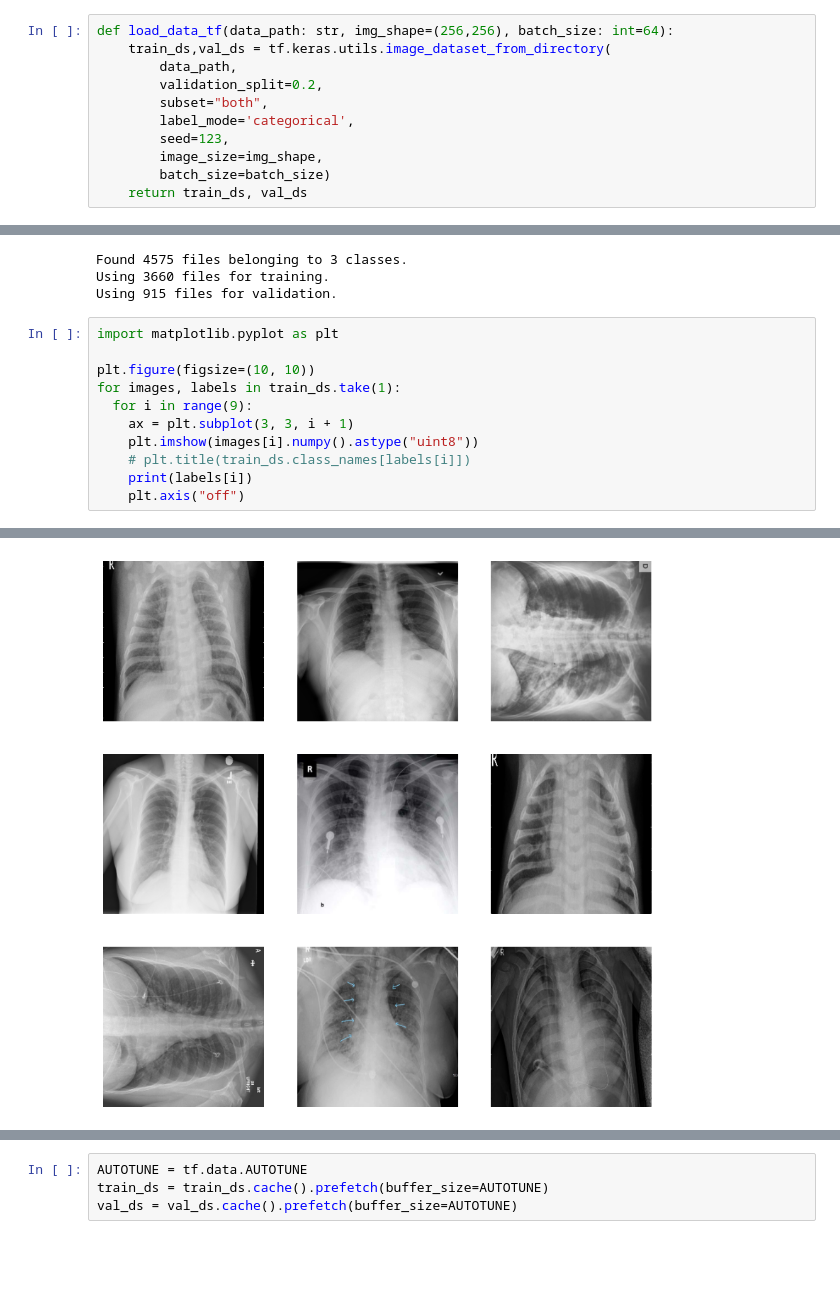
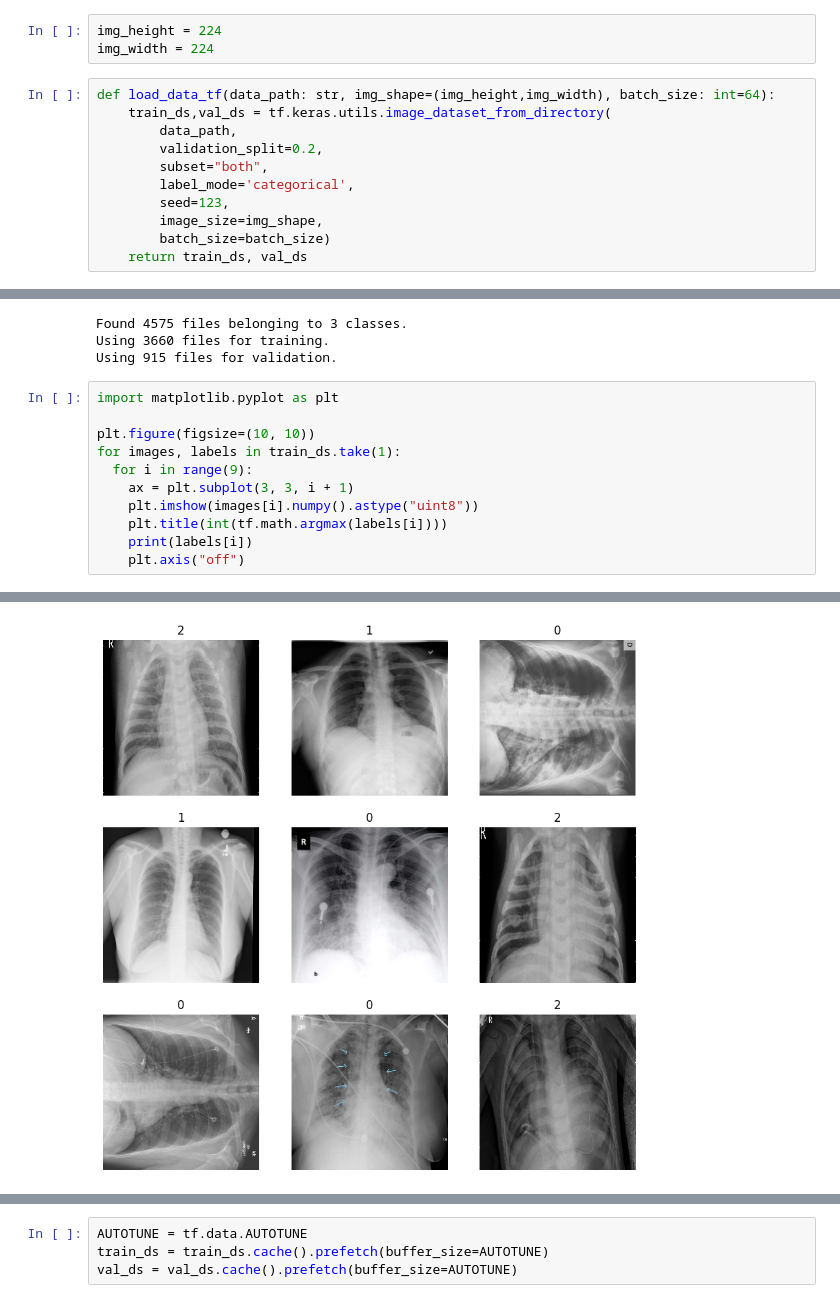
Before and after one commit to andrewklayk/covid-detection-HDA, a Jupyter notebook: proj.ipynb, the cells around one changed output, grey strips where cells are left out. Drawn from its saved outputs; the diff is of its cells as text; blank space fills up the shorter version.

```diff
--- a/proj.ipynb
+++ b/proj.ipynb
@@ -46,8 +60,11 @@ metadata[:5]
 # %% [markdown]
 Can discard metadata? Labels are determined by folders (covid/pneum/normal).
 Can try merging normal and pneum.
+# %%
+img_height = 224
+img_width = 224
 # %%
-def load_data_tf(data_path: str, img_shape=(256,256), batch_size: int=64):
+def load_data_tf(data_path: str, img_shape=(img_height,img_width), batch_size: int=64):
     train_ds,val_ds = tf.keras.utils.image_dataset_from_directory(
         data_path,
         validation_split=0.2,
@@ -71,7 +88,7 @@ for images, labels in train_ds.take(1):
   for i in range(9):
     ax = plt.subplot(3, 3, i + 1)
     plt.imshow(images[i].numpy().astype("uint8"))
-    # plt.title(train_ds.class_names[labels[i]])
+    plt.title(int(tf.math.argmax(labels[i])))
     print(labels[i])
     plt.axis("off")
 # %% [output]
@@ -87,4 +105,4 @@ tf.Tensor([0. 0. 1.], shape=(3,), dtype=float32)
-[figure, old version]
+[figure, new version]
 # %%
 for image_batch, labels_batch in train_ds:
   print(image_batch.shape)
```
Also changed, not shown: parts of 11 cells of this notebook, 8 other files.
